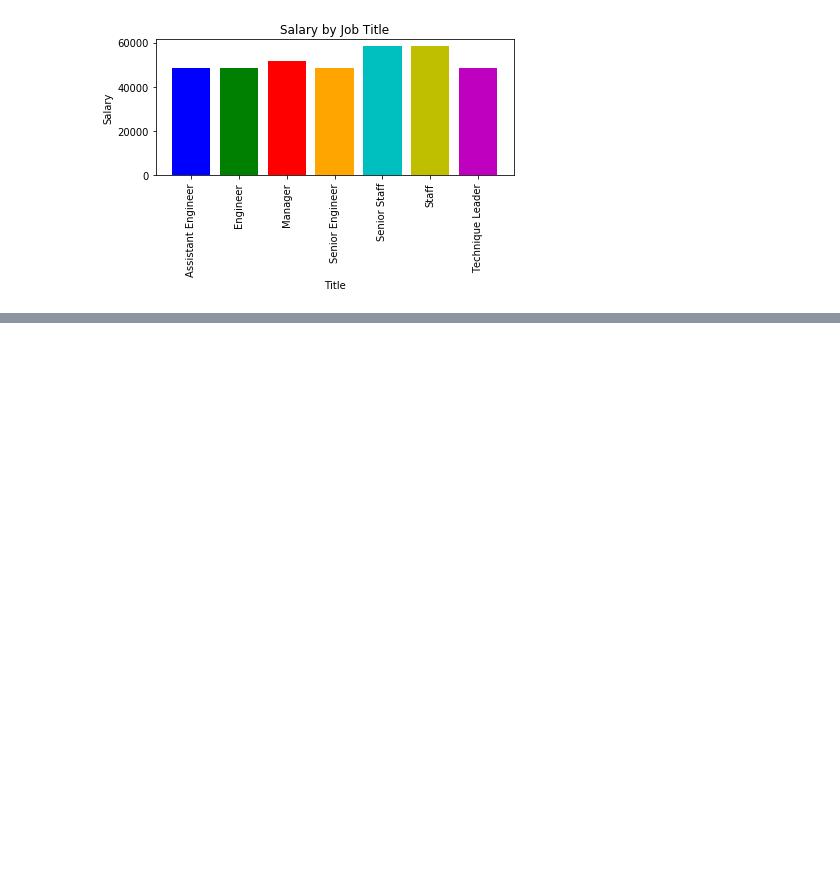
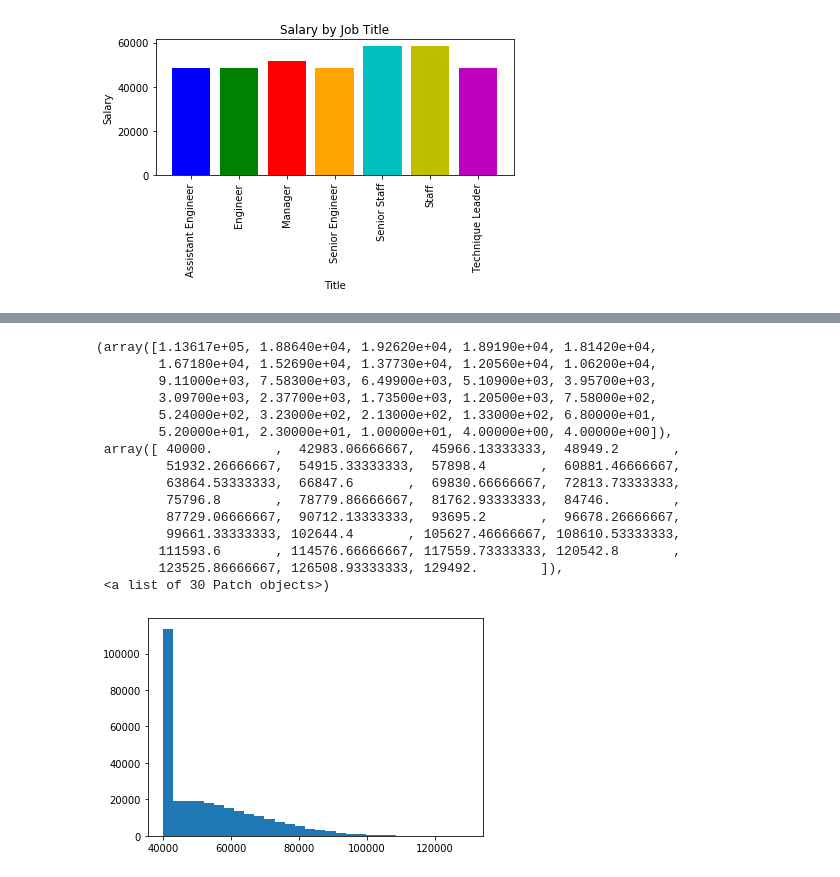
Before and after one commit to rickshev/sql-challenge, a Jupyter notebook: EmployeeSQL/bonus.ipynb, the cells around one changed output, grey strips where cells are left out. Saved outputs shown, nothing was run; the diff lists cells and outputs as text; code cells hidden in the pictures; blank space fills up the shorter version.

```diff
--- a/EmployeeSQL/bonus.ipynb
+++ b/EmployeeSQL/bonus.ipynb
@@ -118,0 +171,20 @@ plt.show()
+# %%
+# histogram w/ 30 bins
+plt.hist(sal_list, bins = 30)
+# %% [output]
+(array([1.13617e+05, 1.88640e+04, 1.92620e+04, 1.89190e+04, 1.81420e+04,
+        1.67180e+04, 1.52690e+04, 1.37730e+04, 1.20560e+04, 1.06200e+04,
+        9.11000e+03, 7.58300e+03, 6.49900e+03, 5.10900e+03, 3.95700e+03,
+        3.09700e+03, 2.37700e+03, 1.73500e+03, 1.20500e+03, 7.58000e+02,
+        5.24000e+02, 3.23000e+02, 2.13000e+02, 1.33000e+02, 6.80000e+01,
+        5.20000e+01, 2.30000e+01, 1.00000e+01, 4.00000e+00, 4.00000e+00]),
+ array([ 40000.        ,  42983.06666667,  45966.13333333,  48949.2       ,
+         51932.26666667,  54915.33333333,  57898.4       ,  60881.46666667,
+         63864.53333333,  66847.6       ,  69830.66666667,  72813.73333333,
+         75796.8       ,  78779.86666667,  81762.93333333,  84746.        ,
+         87729.06666667,  90712.13333333,  93695.2       ,  96678.26666667,
+         99661.33333333, 102644.4       , 105627.46666667, 108610.53333333,
+        111593.6       , 114576.66666667, 117559.73333333, 120542.8       ,
+        123525.86666667, 126508.93333333, 129492.        ]),
+ <a list of 30 Patch objects>)
+[figure, added]
```
Also changed, not shown: parts of 6 cells of this notebook.
